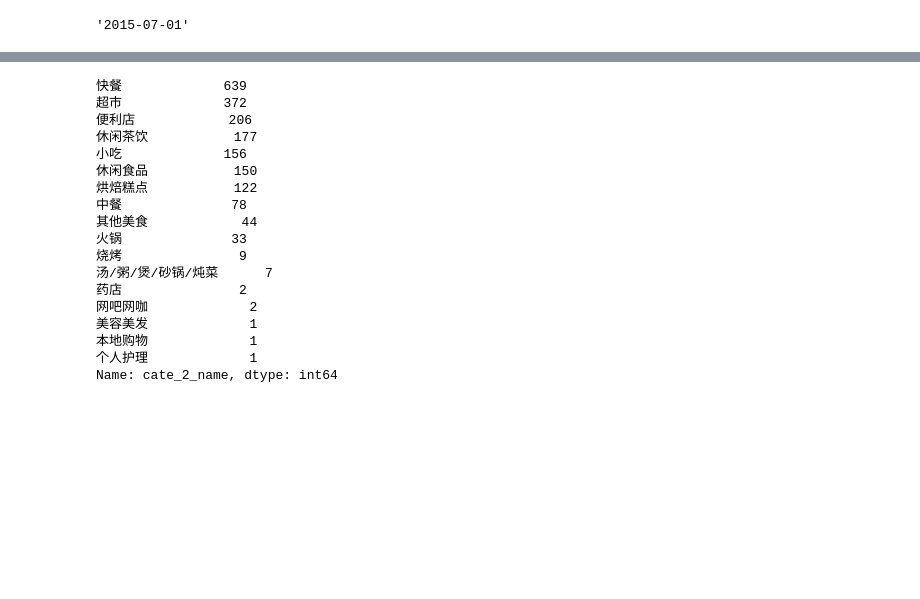
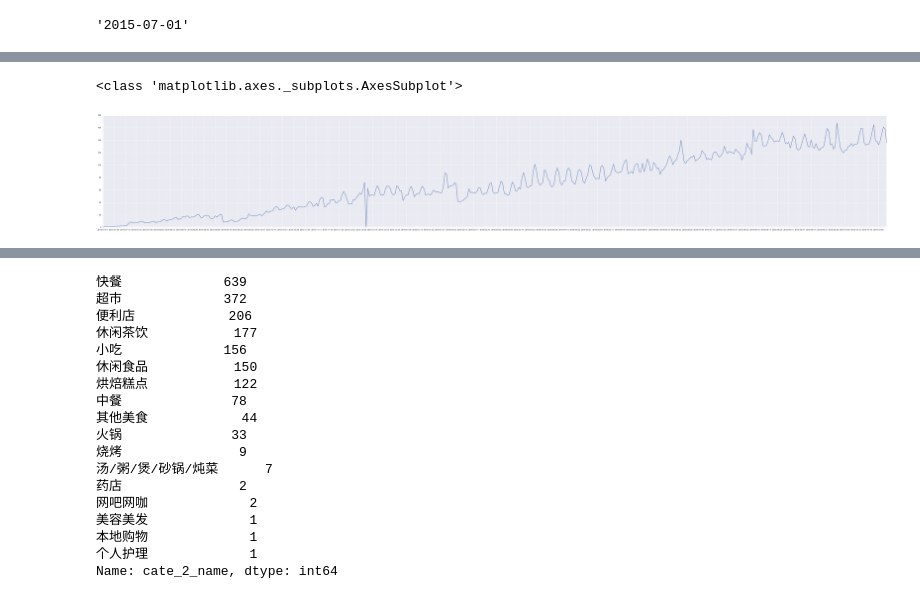
Before and after one commit to wakemeup-xyz/TianChi_IJCAI-17_sales_prediction_code, a Jupyter notebook: Explore Data & Analysis.ipynb, the cells around one changed output, grey strips where cells are left out. Drawn from its saved outputs; the diff is of its cells as text; code cells hidden in the pictures; blank space fills up the shorter version.

```diff
--- a/Explore Data & Analysis.ipynb
+++ b/Explore Data & Analysis.ipynb
@@ -101,0 +124,14 @@ draw_ids([28,25])
+# %%
+def draw_ids_avg(ids,start_date='2015-07-01',end_date='2016-10-31',by_week=True,figsize=(70,10)):
+    if by_week:
+        xmajorLocator   = MultipleLocator(7) #将x轴次刻度标签设置为5的倍数
+        ax = plt.subplot(111)
+        ax.xaxis.set_major_locator(xmajorLocator)
+    #shop_info.loc[ids,start_date:end_date].mean(axis=0).plot(figsize=(70,10),xlim=())
+    shop_info.loc[ids,start_date:end_date].mean(axis=0).plot(figsize=figsize)
+# %%
+draw_ids_avg(range(1,2001))
+plt.savefig('avg the whole time.jpg')
+# %% [output]
+<class 'matplotlib.axes._subplots.AxesSubplot'>
+[figure, added]
```
Also changed, not shown: parts of 17 cells of this notebook, 5 other files.
